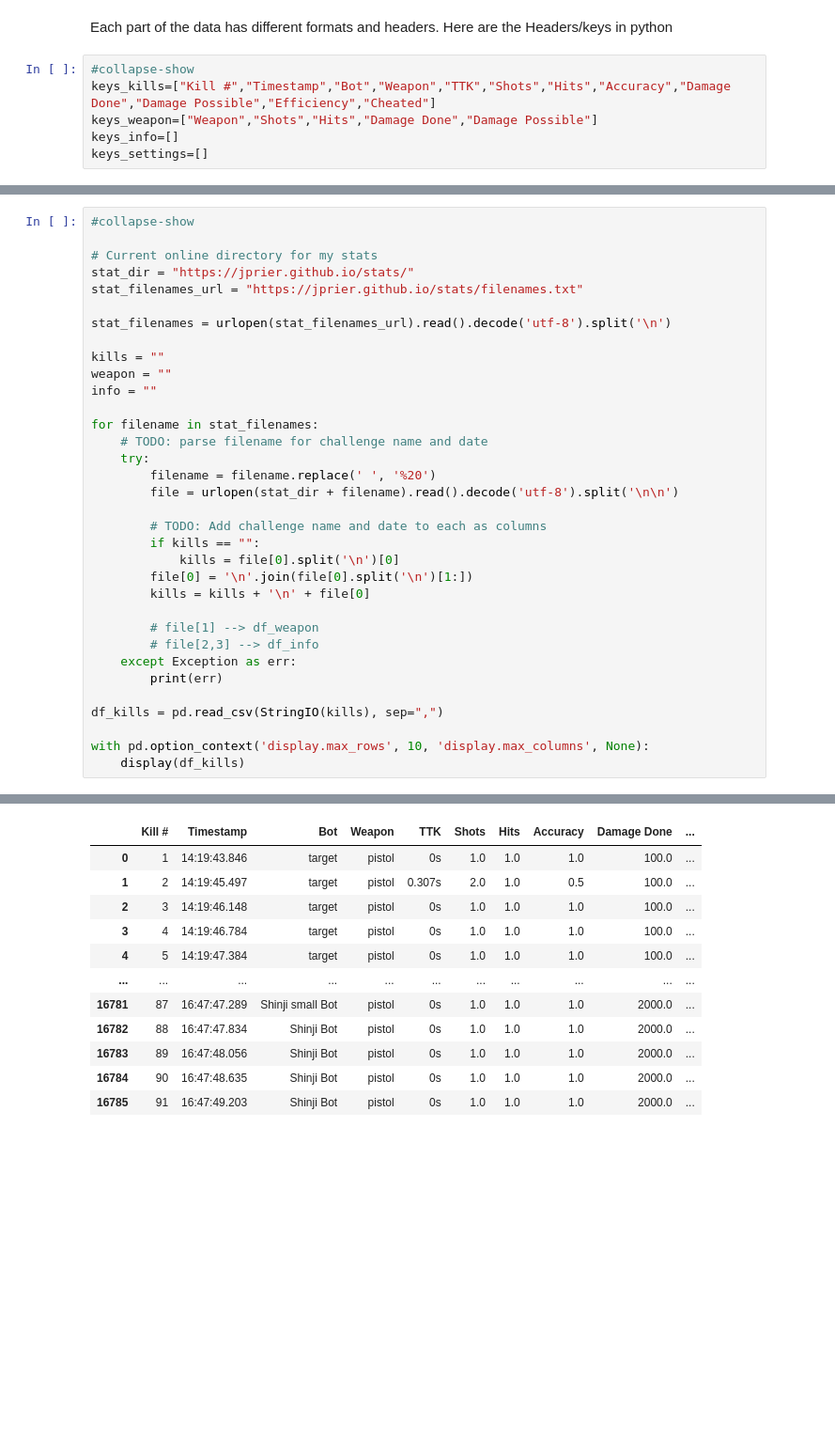
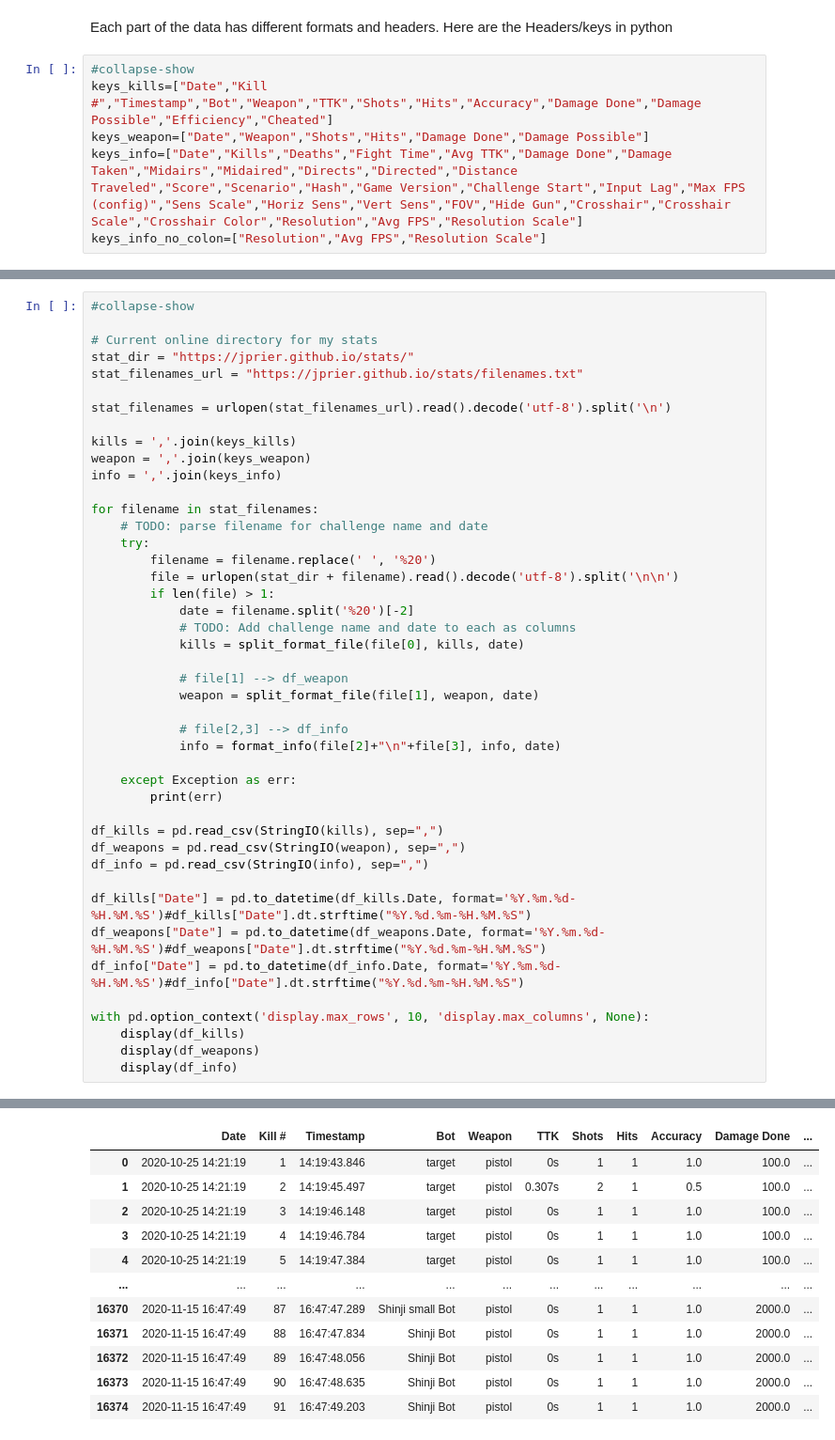
Before and after one commit to JPrier/josh-blog, a Jupyter notebook: _notebooks/KovaaksData.ipynb, the cells around one changed output, grey strips where cells are left out. Shown at 94% size. Saved outputs shown, nothing was run; the diff lists cells and outputs as text; blank space fills up the shorter version.

```diff
--- a/_notebooks/KovaaksData.ipynb
+++ b/_notebooks/KovaaksData.ipynb
@@ -47,7 +48,7 @@ Each part of the data has different formats and headers.
 Here are the Headers/keys in python
 # %%
 #collapse-show
-keys_kills=["Kill #","Timestamp","Bot","Weapon","TTK","Shots","Hits","Accuracy","Damage Done","Damage Possible","Efficiency","Cheated"]
-keys_weapon=["Weapon","Shots","Hits","Damage Done","Damage Possible"]
-keys_info=[]
-keys_settings=[]
+keys_kills=["Date","Kill #","Timestamp","Bot","Weapon","TTK","Shots","Hits","Accuracy","Damage Done","Damage Possible","Efficiency","Cheated"]
+keys_weapon=["Date","Weapon","Shots","Hits","Damage Done","Damage Possible"]
+keys_info=["Date","Kills","Deaths","Fight Time","Avg TTK","Damage Done","Damage Taken","Midairs","Midaired","Directs","Directed","Distance Traveled","Score","Scenario","Hash","Game Version","Challenge Start","Input Lag","Max FPS (config)","Sens Scale","Horiz Sens","Vert Sens","FOV","Hide Gun","Crosshair","Crosshair Scale","Crosshair Color","Resolution","Avg FPS","Resolution Scale"]
+keys_info_no_colon=["Resolution","Avg FPS","Resolution Scale"]
@@ -60,29 +106,39 @@ stat_filenames_url = "https://jprier.github.io/stats/filenames.txt"
 
 stat_filenames = urlopen(stat_filenames_url).read().decode('utf-8').split('\n')
 
-kills = ""
-weapon = ""
-info = ""
+kills = ','.join(keys_kills)
+weapon = ','.join(keys_weapon)
+info = ','.join(keys_info)
 
 for filename in stat_filenames:
     # TODO: parse filename for challenge name and date
     try:
         filename = filename.replace(' ', '%20')
         file = urlopen(stat_dir + filename).read().decode('utf-8').split('\n\n')
+        if len(file) > 1:
+            date = filename.split('%20')[-2]
+            # TODO: Add challenge name and date to each as columns
+            kills = split_format_file(file[0], kills, date)
 
-        # TODO: Add challenge name and date to each as columns
-        if kills == "":
-            kills = file[0].split('\n')[0]
-        file[0] = '\n'.join(file[0].split('\n')[1:])
-        kills = kills + '\n' + file[0]
+            # file[1] --> df_weapon
+            weapon = split_format_file(file[1], weapon, date)
 
-        # file[1] --> df_weapon
-        # file[2,3] --> df_info
+            # file[2,3] --> df_info
+            info = format_info(file[2]+"\n"+file[3], info, date)
+
     except Exception as err:
         print(err)
 
 df_kills = pd.read_csv(StringIO(kills), sep=",")
+df_weapons = pd.read_csv(StringIO(weapon), sep=",")
+df_info = pd.read_csv(StringIO(info), sep=",")
+
+df_kills["Date"] = pd.to_datetime(df_kills.Date, format='%Y.%m.%d-%H.%M.%S')#df_kills["Date"].dt.strftime("%Y.%d.%m-%H.%M.%S")
+df_weapons["Date"] = pd.to_datetime(df_weapons.Date, format='%Y.%m.%d-%H.%M.%S')#df_weapons["Date"].dt.strftime("%Y.%d.%m-%H.%M.%S")
+df_info["Date"] = pd.to_datetime(df_info.Date, format='%Y.%m.%d-%H.%M.%S')#df_info["Date"].dt.strftime("%Y.%d.%m-%H.%M.%S")
 
 with pd.option_context('display.max_rows', 10, 'display.max_columns', None):
     display(df_kills)
+    display(df_weapons)
+    display(df_info)
 # %% [output]
@@ -90,12 +147,12 @@ HTTP Error 403: Forbidden
-|  | Kill # | Timestamp | Bot | Weapon | TTK | Shots | Hits | Accuracy | Damage Done | ... |
-| 0 | 1 | 14:19:43.846 | target | pistol | 0s | 1.0 | 1.0 | 1.0 | 100.0 | ... |
-| 1 | 2 | 14:19:45.497 | target | pistol | 0.307s | 2.0 | 1.0 | 0.5 | 100.0 | ... |
-| 2 | 3 | 14:19:46.148 | target | pistol | 0s | 1.0 | 1.0 | 1.0 | 100.0 | ... |
-| 3 | 4 | 14:19:46.784 | target | pistol | 0s | 1.0 | 1.0 | 1.0 | 100.0 | ... |
-| 4 | 5 | 14:19:47.384 | target | pistol | 0s | 1.0 | 1.0 | 1.0 | 100.0 | ... |
-| ... | ... | ... | ... | ... | ... | ... | ... | ... | ... | ... |
-| 16781 | 87 | 16:47:47.289 | Shinji small Bot | pistol | 0s | 1.0 | 1.0 | 1.0 | 2000.0 | ... |
-| 16782 | 88 | 16:47:47.834 | Shinji Bot | pistol | 0s | 1.0 | 1.0 | 1.0 | 2000.0 | ... |
-| 16783 | 89 | 16:47:48.056 | Shinji Bot | pistol | 0s | 1.0 | 1.0 | 1.0 | 2000.0 | ... |
-| 16784 | 90 | 16:47:48.635 | Shinji Bot | pistol | 0s | 1.0 | 1.0 | 1.0 | 2000.0 | ... |
-| 16785 | 91 | 16:47:49.203 | Shinji Bot | pistol | 0s | 1.0 | 1.0 | 1.0 | 2000.0 | ... |
+|  | Date | Kill # | Timestamp | Bot | Weapon | TTK | Shots | Hits | Accuracy | Damage Done | ... |
+| 0 | 2020-10-25 14:21:19 | 1 | 14:19:43.846 | target | pistol | 0s | 1 | 1 | 1.0 | 100.0 | ... |
+| 1 | 2020-10-25 14:21:19 | 2 | 14:19:45.497 | target | pistol | 0.307s | 2 | 1 | 0.5 | 100.0 | ... |
+| 2 | 2020-10-25 14:21:19 | 3 | 14:19:46.148 | target | pistol | 0s | 1 | 1 | 1.0 | 100.0 | ... |
+| 3 | 2020-10-25 14:21:19 | 4 | 14:19:46.784 | target | pistol | 0s | 1 | 1 | 1.0 | 100.0 | ... |
+| 4 | 2020-10-25 14:21:19 | 5 | 14:19:47.384 | target | pistol | 0s | 1 | 1 | 1.0 | 100.0 | ... |
+| ... | ... | ... | ... | ... | ... | ... | ... | ... | ... | ... | ... |
+| 16370 | 2020-11-15 16:47:49 | 87 | 16:47:47.289 | Shinji small Bot | pistol | 0s | 1 | 1 | 1.0 | 2000.0 | ... |
+| 16371 | 2020-11-15 16:47:49 | 88 | 16:47:47.834 | Shinji Bot | pistol | 0s | 1 | 1 | 1.0 | 2000.0 | ... |
+| 16372 | 2020-11-15 16:47:49 | 89 | 16:47:48.056 | Shinji Bot | pistol | 0s | 1 | 1 | 1.0 | 2000.0 | ... |
+| 16373 | 2020-11-15 16:47:49 | 90 | 16:47:48.635 | Shinji Bot | pistol | 0s | 1 | 1 | 1.0 | 2000.0 | ... |
+| 16374 | 2020-11-15 16:47:49 | 91 | 16:47:49.203 | Shinji Bot | pistol | 0s | 1 | 1 | 1.0 | 2000.0 | ... |
```
Also changed, not shown: parts of 5 cells of this notebook.
